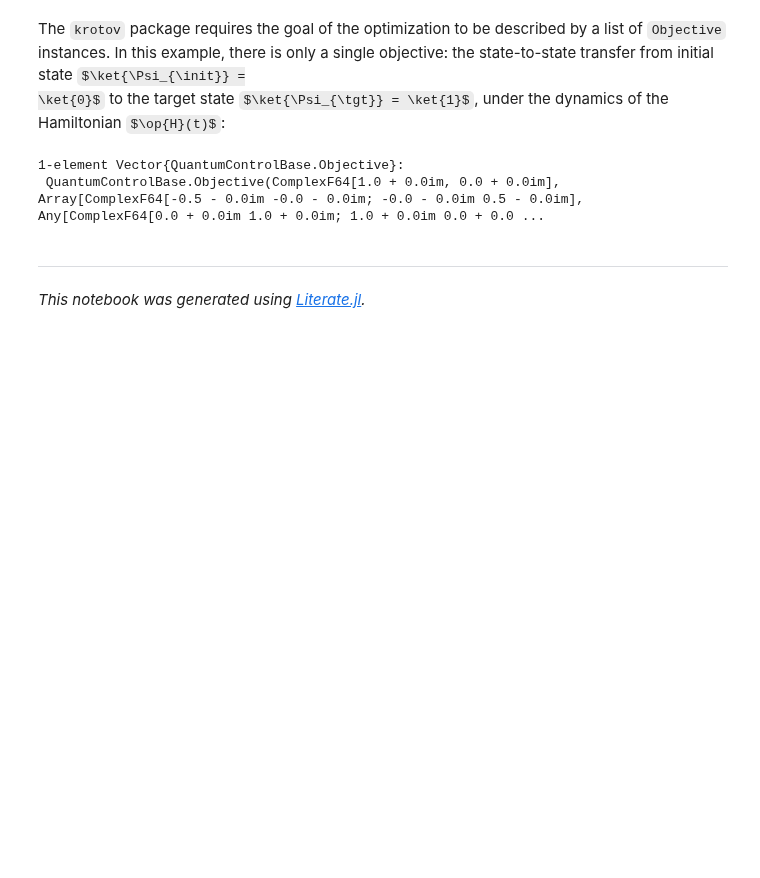
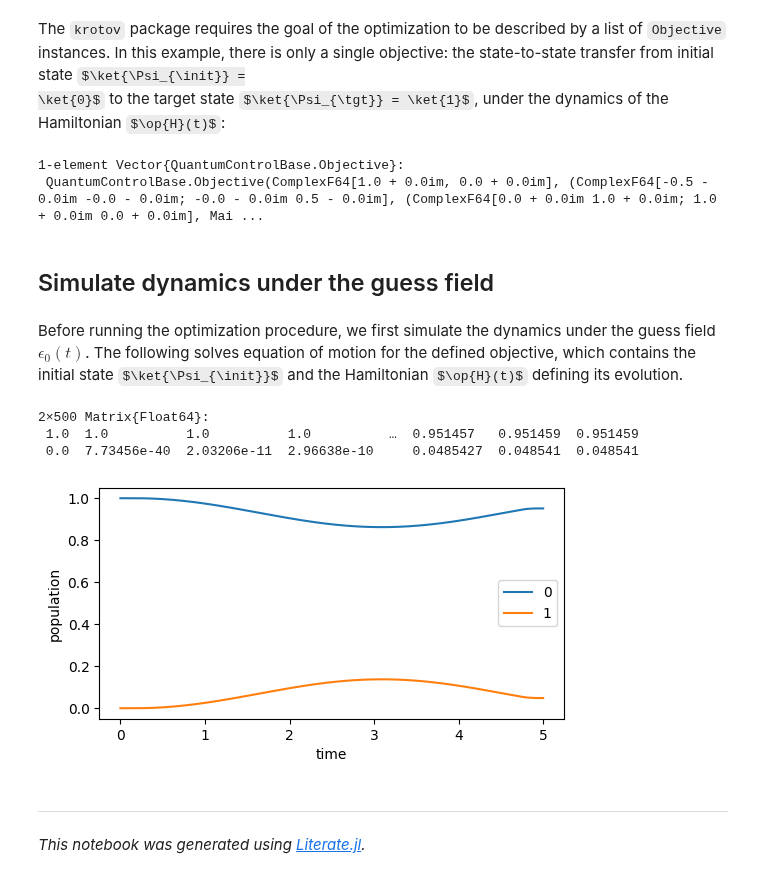
Before and after one commit to JuliaQuantumControl/Krotov.jl, a Jupyter notebook: dev/examples/simple_state_to_state.ipynb, the cells around one changed output. Drawn from its saved outputs; the diff is of its cells as text; code cells hidden in the pictures; some formulas as TeX source; blank space fills up the shorter version.

```diff
--- a/dev/examples/simple_state_to_state.ipynb
+++ b/dev/examples/simple_state_to_state.ipynb
@@ -56,7 +57,7 @@ function hamiltonian(Ω=1.0, E0=0.2)
     Ĥ₀ = -0.5 * Ω * σ̂_z
     Ĥ₁ = σ̂_x
     ϵ(t) = E0 * flattop(t, T=5, t_rise=0.3, func=:blackman)
-    return [Ĥ₀, [Ĥ₁, ϵ]]
+    return (Ĥ₀, (Ĥ₁, ϵ))
 end
 ;
 # %%
@@ -103,21 +104,51 @@ function ket(label)
 end
 ;
 # %%
-objectives = [Objective(ket(0), H, ket(1))]
+objectives = [Objective(initial_state=ket(0), generator=H, target=ket(1))]
 # %% [output]
 1-element Vector{QuantumControlBase.Objective}:
- QuantumControlBase.Objective(ComplexF64[1.0 + 0.0im, 0.0 + 0.0im], Array[ComplexF64[-0.5 - 0.0im -0.0 - 0.0im; -0.0 - 0.0im 0.5 - 0.0im], Any[ComplexF64[0.0 + 0.0im 1.0 + 0.0im; 1.0 + 0.0im 0.0 + 0.0 ...
+ QuantumControlBase.Objective(ComplexF64[1.0 + 0.0im, 0.0 + 0.0im], (ComplexF64[-0.5 - 0.0im -0.0 - 0.0im; -0.0 - 0.0im 0.5 - 0.0im], (ComplexF64[0.0 + 0.0im 1.0 + 0.0im; 1.0 + 0.0im 0.0 + 0.0im], Mai ...
 # %%
 problem = ControlProblem(
-    objectives,
-    Dict(
+    objectives=objectives,
+    pulse_options=Dict(
         H[2][2]  => Dict(
             :lambda_a => 5,
             :update_shape => t -> flattop(t, T=5, t_rise=0.3, func=:blackman),
         )
     ),
-    tlist
+    tlist=tlist,
 );
+# %% [markdown]
+## Simulate dynamics under the guess field
+# %% [markdown]
+Before running the optimization procedure, we first simulate the dynamics under the
+guess field $\epsilon_{0}(t)$. The following solves equation of motion for the
+defined objective, which contains the initial state $\ket{\Psi_{\init}}$ and
+the Hamiltonian $\op{H}(t)$ defining its evolution.
+# %%
+guess_dynamics = propagate(
+        objectives[1], problem.tlist;
+        storage=true, observables=(Ψ->abs.(Ψ).^2, )
+)
+# %% [output]
+2×500 Matrix{Float64}:
+ 1.0  1.0          1.0          1.0          …  0.951457   0.951459  0.951459
+ 0.0  7.73456e-40  2.03206e-11  2.96638e-10     0.0485427  0.048541  0.048541
+# %%
+function plot_population(pop0::Vector, pop1::Vector, tlist)
+    fig, ax = matplotlib.pyplot.subplots(figsize=(6, 3))
+    ax.plot(tlist, pop0, label="0")
+    ax.plot(tlist, pop1, label="1")
+    ax.legend()
+    ax.set_xlabel("time")
+    ax.set_ylabel("population")
+    return fig
+end
+
+plot_population(guess_dynamics[1,:], guess_dynamics[2,:], tlist)
+# %% [output]
+[figure, added]
 # %% [markdown]
 ---
 
```
Also changed, not shown: parts of 1 cell of this notebook, 9 other files.
